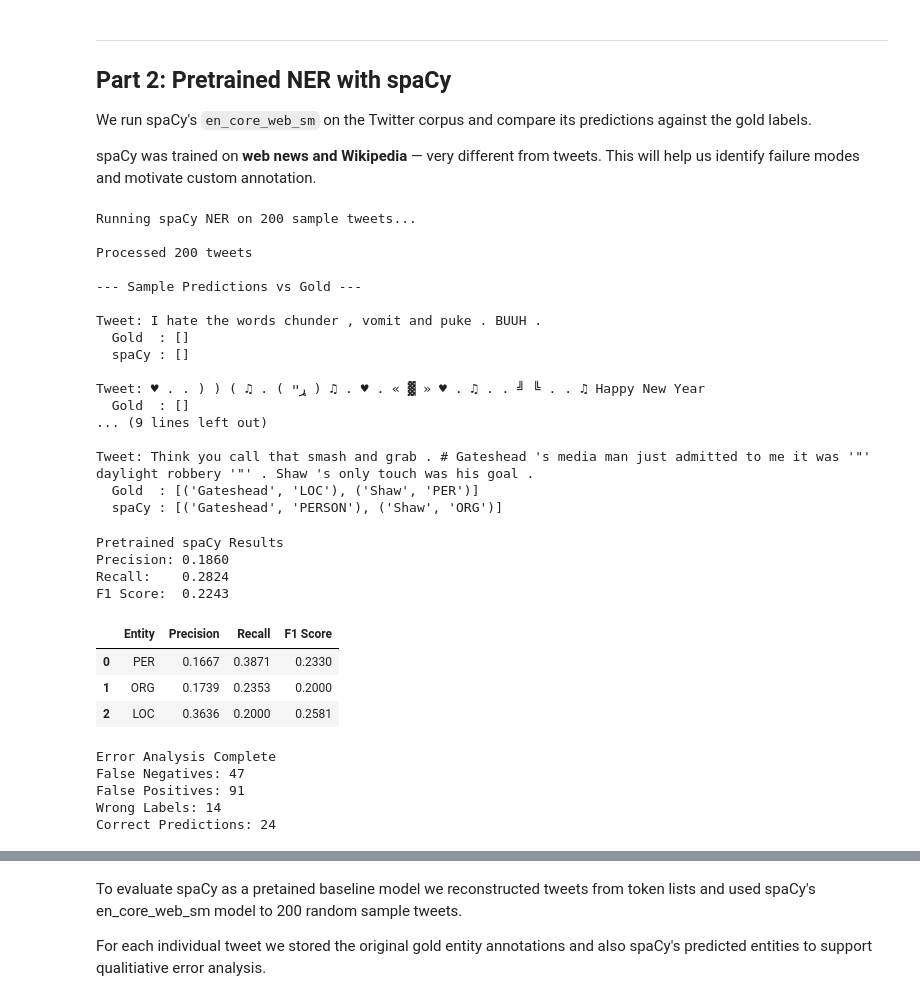
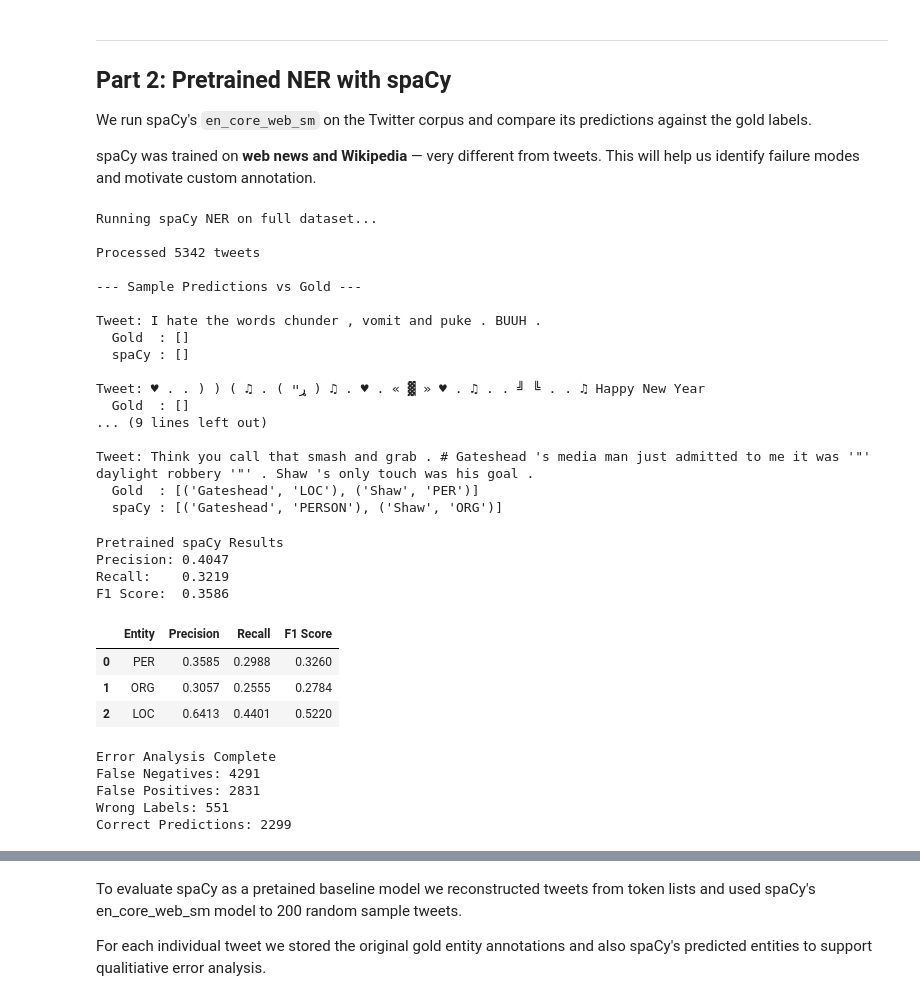
Before and after one commit to marcelalozano27-ship-it/Assignment4_Fong_Marcela, a Jupyter notebook: Assignment_4.ipynb, the cells around one changed output, grey strips where cells are left out. Saved outputs shown, nothing was run; the diff lists cells and outputs as text; code cells hidden in the pictures.

```diff
--- a/Assignment_4.ipynb
+++ b/Assignment_4.ipynb
@@ -252,18 +255,17 @@ def bio_to_spans(tokens, ner_tags_ids, tag_names):
 
     return spans
 
-# Take 200 tweets from the training set for error analysis
-sample_tweets = dataset['train'].select(range(200))
+full_tweets = dataset['train']
 
 def reconstruct_text(tokens):
     """Join tokens with spaces — simple reconstruction for Twitter."""
     return " ".join(tokens)
 
-# Run spaCy on sample tweets
-print("Running spaCy NER on 200 sample tweets...\n")
+
+print("Running spaCy NER on full dataset...\n")
 
 spacy_results = []
-for ex in sample_tweets:
+for ex in full_tweets:
     text = reconstruct_text(ex['tokens'])
     doc = nlp(text)
 
@@ -289,9 +291,9 @@ for r in spacy_results[:5]:
     print(f"  Gold  : {r['gold']}")
     print(f"  spaCy : {r['spacy']}")
 # %% [output]
-Running spaCy NER on 200 sample tweets...
+Running spaCy NER on full dataset...
 
-Processed 200 tweets
+Processed 5342 tweets
 
 --- Sample Predictions vs Gold ---
 
@@ -359,7 +361,7 @@ def hf_example_to_spacy_format(tokens, ner_tags_ids, tag_names):
 
 baseline_examples = []
 
-for ex in sample_tweets:
+for ex in full_tweets:
     text, annotations = hf_example_to_spacy_format(ex["tokens"], ex["ner_tags"], TAG_NAMES)
 
     pred_doc = nlp(text)
@@ -378,39 +380,39 @@ for ex in sample_tweets:
         if example.predicted.char_span(start, end, label=label) is not None
     ]
 
     baseline_examples.append(example)
 
 scorer = Scorer()
 baseline_scores = scorer.score(baseline_examples)
 
 print("Pretrained spaCy Results")
 print(f"Precision: {baseline_scores['ents_p']:.4f}")
 print(f"Recall:    {baseline_scores['ents_r']:.4f}")
 print(f"F1 Score:  {baseline_scores['ents_f']:.4f}")
 
 entity_labels = ["PER", "ORG", "LOC"]
 baseline_entity_results = []
 
 for label in entity_labels:
     vals = baseline_scores.get("ents_per_type", {}).get(label, {"p": 0, "r": 0, "f": 0})
     baseline_entity_results.append({
         "Entity": label,
         "Precision": round(vals["p"], 4),
         "Recall": round(vals["r"], 4),
         "F1 Score": round(vals["f"], 4)
     })
 
 baseline_entity_df = pd.DataFrame(baseline_entity_results)
 baseline_entity_df
 # %% [output]
 Pretrained spaCy Results
-Precision: 0.1860
-Recall:    0.2824
-F1 Score:  0.2243
+Precision: 0.4047
+Recall:    0.3219
+F1 Score:  0.3586
 |  | Entity | Precision | Recall | F1 Score |
-| 0 | PER | 0.1667 | 0.3871 | 0.2330 |
-| 1 | ORG | 0.1739 | 0.2353 | 0.2000 |
-| 2 | LOC | 0.3636 | 0.2000 | 0.2581 |
+| 0 | PER | 0.3585 | 0.2988 | 0.3260 |
+| 1 | ORG | 0.3057 | 0.2555 | 0.2784 |
+| 2 | LOC | 0.6413 | 0.4401 | 0.5220 |
 # %%
 # ============================================================
 # ERROR ANALYSIS: Pretrained spaCy
@@ -478,7 +480,7 @@ fn_by_label = defaultdict(int)
 fp_by_label = defaultdict(int)
 wl_by_label = defaultdict(int)
 
-for ex in sample_tweets:
+for ex in full_tweets:
     text, annotations = hf_example_to_spacy_format(
         ex["tokens"], ex["ner_tags"], TAG_NAMES
     )
@@ -556,10 +558,10 @@ print(f"Wrong Labels: {len(wrong_labels)}")
 print(f"Correct Predictions: {len(correct_predictions)}")
 # %% [output]
 Error Analysis Complete
-False Negatives: 47
-False Positives: 91
-Wrong Labels: 14
-Correct Predictions: 24
+False Negatives: 4291
+False Positives: 2831
+Wrong Labels: 551
+Correct Predictions: 2299
 # %%
 error_summary_df = pd.DataFrame({
     "Entity": ["PER", "ORG", "LOC"],
```
Also changed, not shown: parts of 22 cells of this notebook.
